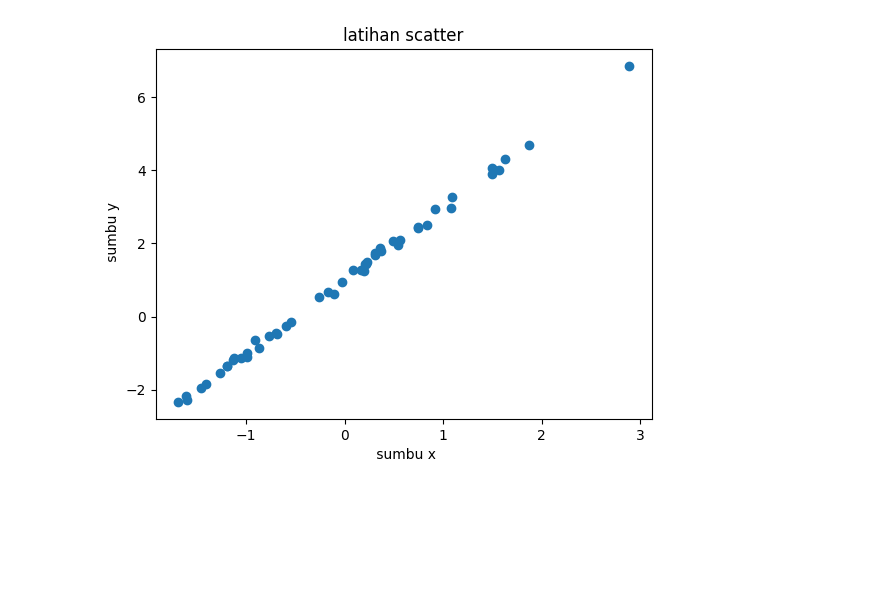
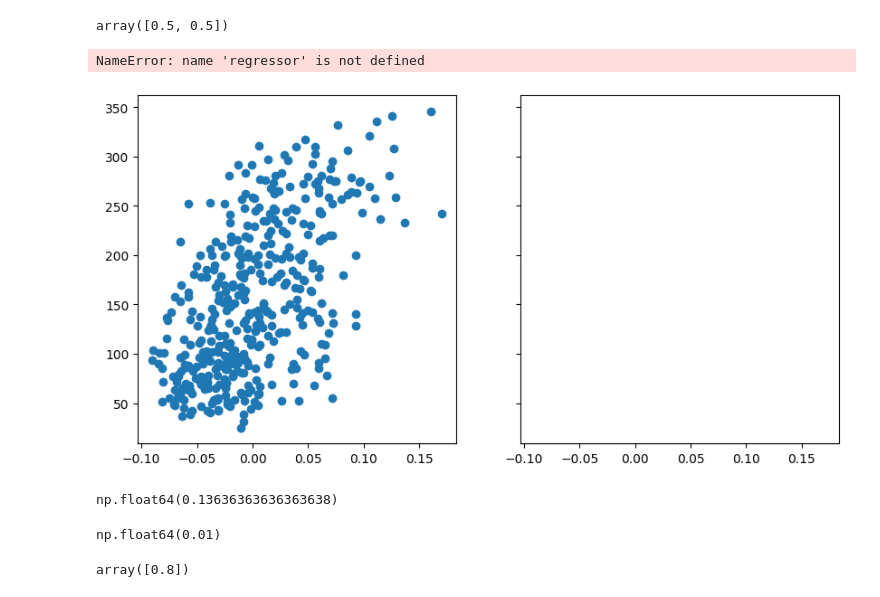
Before and after one commit to yandri918/Belajar-python, a Jupyter notebook: Untitled15.ipynb, the cells around one changed output. Saved outputs shown, nothing was run; the diff lists cells and outputs as text; code cells hidden in the pictures; blank space fills up the shorter version.

```diff
--- a/Untitled15.ipynb
+++ b/Untitled15.ipynb
@@ -46,12 +3,64 @@ plt.show()
-# %%
-import matplotlib.pyplot as plt
-import numpy as np
-x = np.random.randn(50)
-y = 2*x +1+0.1*np.random.randn(50)
-plt.scatter(x,y)
-plt.title("latihan scatter")
-plt.xlabel(" sumbu x")
-plt.ylabel(" sumbu y")
-plt.show()
-# %% [output]
-[figure, removed]
+# %%
+from sklearn import linear_model
+reg = linear_model.LinearRegression()
+reg.fit([[0, 0], [1, 1], [2, 2]], [0, 1, 2])
+reg.coef_
+# %% [output]
+array([0.5, 0.5])
+# %%
+from sklearn.datasets import load_diabetes
+from sklearn.model_selection import train_test_split
+
+X, y = load_diabetes(return_X_y=True)
+X = X[:, [2]]  # Use only one feature
+X_train, X_test, y_train, y_test = train_test_split(X, y, test_size=20, shuffle=False)
+# %%
+import matplotlib.pyplot as plt
+
+fig, ax = plt.subplots(ncols=2, figsize=(10, 5), sharex=True, sharey=True)
+
+ax[0].scatter(X_train, y_train, label="Train data points")
+ax[0].plot(
+    X_train,
+    regressor.predict(X_train),
+    linewidth=3,
+    color="tab:orange",
+    label="Model predictions",
+)
+ax[0].set(xlabel="Feature", ylabel="Target", title="Train set")
+ax[0].legend()
+
+ax[1].scatter(X_test, y_test, label="Test data points")
+ax[1].plot(X_test, y_pred, linewidth=3, color="tab:orange", label="Model predictions")
+ax[1].set(xlabel="Feature", ylabel="Target", title="Test set")
+ax[1].legend()
+
+fig.suptitle("Linear Regression")
+
+plt.show()
+# %% [output]
+NameError: name 'regressor' is not defined
+[figure, added]
+# %%
+from sklearn import linear_model
+reg = linear_model.Ridge(alpha=.5)
+reg.fit([[0, 0], [0, 0], [1, 1]], [0, .1, 1])
+reg.coef_
+reg.intercept_
+# %% [output]
+np.float64(0.13636363636363638)
+# %%
+import numpy as np
+from sklearn import linear_model
+reg = linear_model.RidgeCV(alphas=np.logspace(-6, 6, 13))
+reg.fit([[0, 0], [0, 0], [1, 1]], [0, .1, 1])
+reg.alpha_
+# %% [output]
+np.float64(0.01)
+# %%
+from sklearn import linear_model
+reg = linear_model.Lasso(alpha=0.1)
+reg.fit([[0, 0], [1, 1]], [0, 1])
+reg.predict([[1, 1]])
+# %% [output]
+array([0.8])
```
Also changed, not shown: parts of 7 cells of this notebook.
